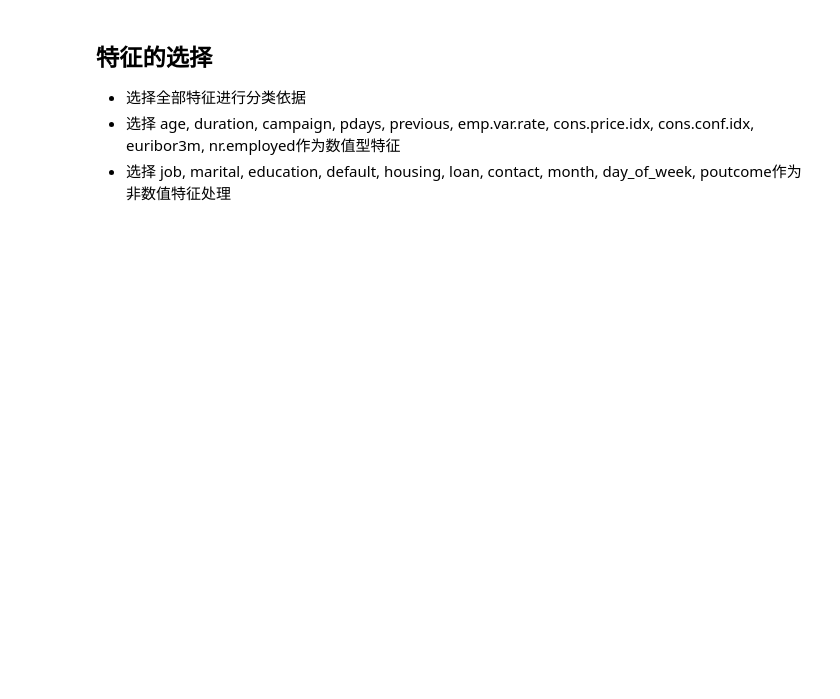
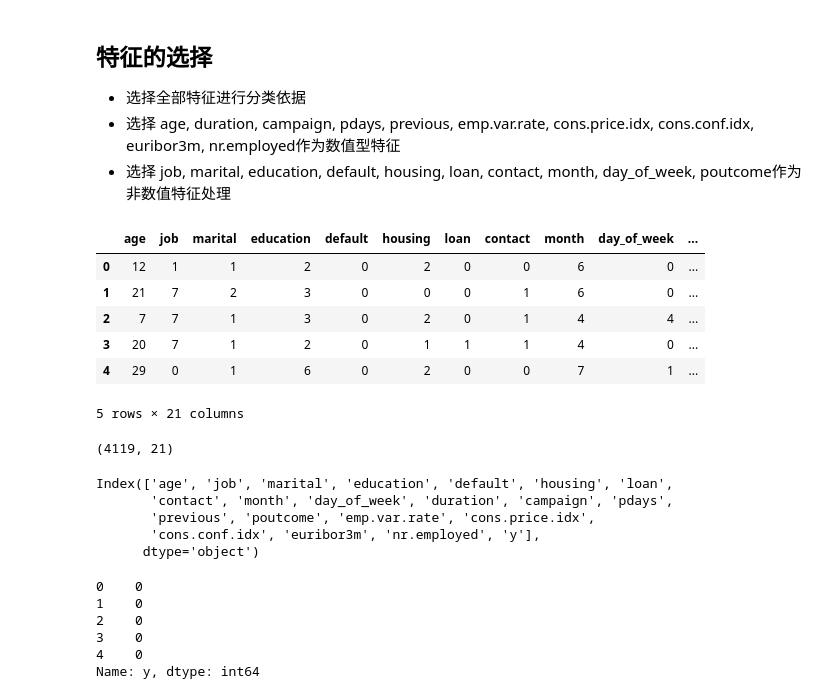
Before and after one commit to Winniekun/Data_Mining, a Jupyter notebook: InAction/Bank/bankDM.ipynb, the cells around one changed output. Drawn from its saved outputs; the diff is of its cells as text; code cells hidden in the pictures; blank space fills up the shorter version.

```diff
--- a/InAction/Bank/bankDM.ipynb
+++ b/InAction/Bank/bankDM.ipynb
@@ -32,3 +58,28 @@ Index(['age', 'job', 'marital', 'education', 'default', 'housing', 'loan',
 * 选择全部特征进行分类依据
 * 选择 age, duration, campaign, pdays, previous, emp.var.rate, cons.price.idx, cons.conf.idx, euribor3m,  nr.employed作为数值型特征
 * 选择 job, marital, education, default, housing, loan, contact, month, day_of_week, poutcome作为非数值特征处理
+# %%
+labelencoder = LabelEncoder()
+for col in df.columns:
+    df[col] = labelencoder.fit_transform(df[col])
+df.head()
+# %% [output]
+|  | age | job | marital | education | default | housing | loan | contact | month | day_of_week | ... |
+| 0 | 12 | 1 | 1 | 2 | 0 | 2 | 0 | 0 | 6 | 0 | ... |
+| 1 | 21 | 7 | 2 | 3 | 0 | 0 | 0 | 1 | 6 | 0 | ... |
+| 2 | 7 | 7 | 1 | 3 | 0 | 2 | 0 | 1 | 4 | 4 | ... |
+| 3 | 20 | 7 | 1 | 2 | 0 | 1 | 1 | 1 | 4 | 0 | ... |
+| 4 | 29 | 0 | 1 | 6 | 0 | 2 | 0 | 0 | 7 | 1 | ... |
+5 rows × 21 columns
+# %%
+df.shape
+# %% [output]
+(4119, 21)
+# %%
+df.columns
+# %% [output]
+Index(['age', 'job', 'marital', 'education', 'default', 'housing', 'loan',
+       'contact', 'month', 'day_of_week', 'duration', 'campaign', 'pdays',
+       'previous', 'poutcome', 'emp.var.rate', 'cons.price.idx',
+       'cons.conf.idx', 'euribor3m', 'nr.employed', 'y'],
+      dtype='object')
@@ -34,0 +89,9 @@ Index(['age', 'job', 'marital', 'education', 'default', 'housing', 'loan',
+# %%
+y.head()
+# %% [output]
+0    0
+1    0
+2    0
+3    0
+4    0
+Name: y, dtype: int64
```
Also changed, not shown: parts of 66 cells of this notebook, 10 other files.
